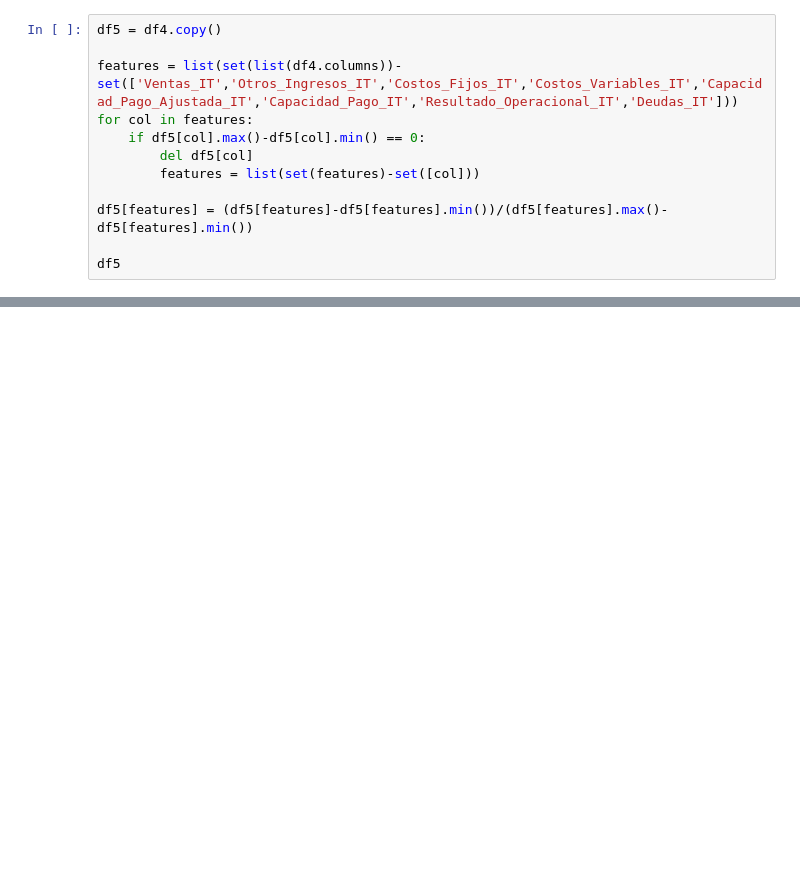
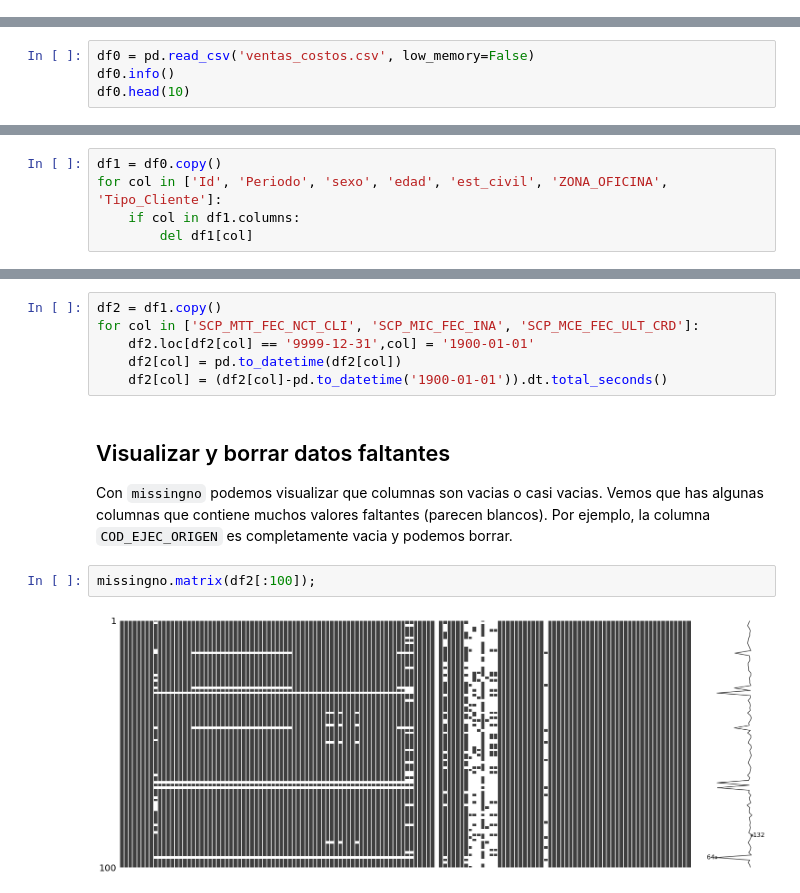
Before and after one commit to GAMES-UChile/Curso-BancoEstado, a Jupyter notebook: modulo6/modulo6.ipynb, the cells around one changed output, grey strips where cells are left out. Drawn from its saved outputs; the diff is of its cells as text; blank space fills up the shorter version.

```diff
--- a/modulo6/modulo6.ipynb
+++ b/modulo6/modulo6.ipynb
@@ -115,12 +0,0 @@ memory usage: 11.9 MB
-# %%
-df5 = df4.copy()
-
-features = list(set(list(df4.columns))-set(['Ventas_IT','Otros_Ingresos_IT','Costos_Fijos_IT','Costos_Variables_IT','Capacidad_Pago_Ajustada_IT','Capacidad_Pago_IT','Resultado_Operacional_IT','Deudas_IT']))
-for col in features:
-    if df5[col].max()-df5[col].min() == 0:
-        del df5[col]
-        features = list(set(features)-set([col]))
-
-df5[features] = (df5[features]-df5[features].min())/(df5[features].max()-df5[features].min())
-
-df5
@@ -242,0 +38,4 @@ MAPE: 16709.5 %.
+# %%
+df0 = pd.read_csv('ventas_costos.csv', low_memory=False)
+df0.info()
+df0.head(10)
@@ -242,0 +70,5 @@ MAPE: 16709.5 %.
+# %%
+df1 = df0.copy()
+for col in ['Id', 'Periodo', 'sexo', 'edad', 'est_civil', 'ZONA_OFICINA', 'Tipo_Cliente']:
+    if col in df1.columns:
+        del df1[col]
@@ -242,0 +100,13 @@ MAPE: 16709.5 %.
+# %%
+df2 = df1.copy()
+for col in ['SCP_MTT_FEC_NCT_CLI', 'SCP_MIC_FEC_INA', 'SCP_MCE_FEC_ULT_CRD']:
+    df2.loc[df2[col] == '9999-12-31',col] = '1900-01-01'
+    df2[col] = pd.to_datetime(df2[col])
+    df2[col] = (df2[col]-pd.to_datetime('1900-01-01')).dt.total_seconds()
+# %% [markdown]
+## Visualizar y borrar datos faltantes
+Con `missingno` podemos visualizar que columnas son vacias o casi vacias. Vemos que has algunas columnas que contiene muchos valores faltantes (parecen blancos). Por ejemplo, la columna `COD_EJEC_ORIGEN` es completamente vacia y podemos borrar.
+# %%
+missingno.matrix(df2[:100]);
+# %% [output]
+[figure, added]
```
Also changed, not shown: parts of 55 cells of this notebook.
